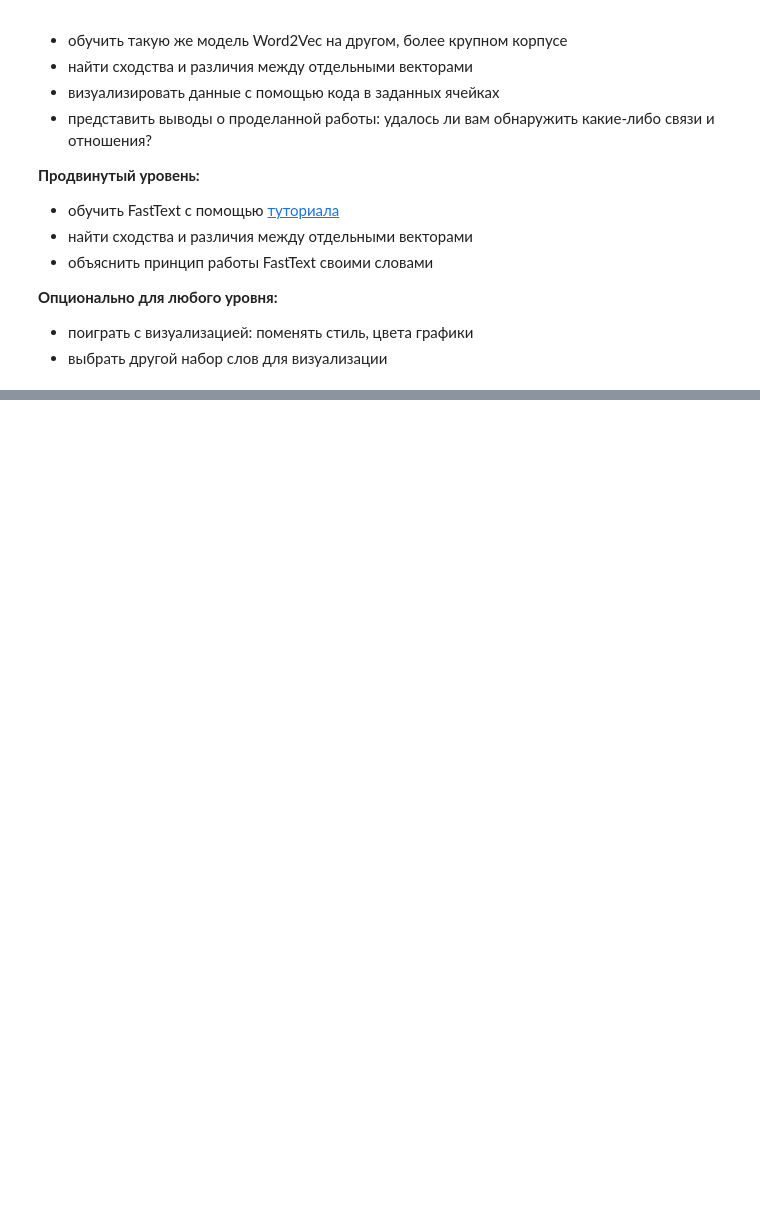
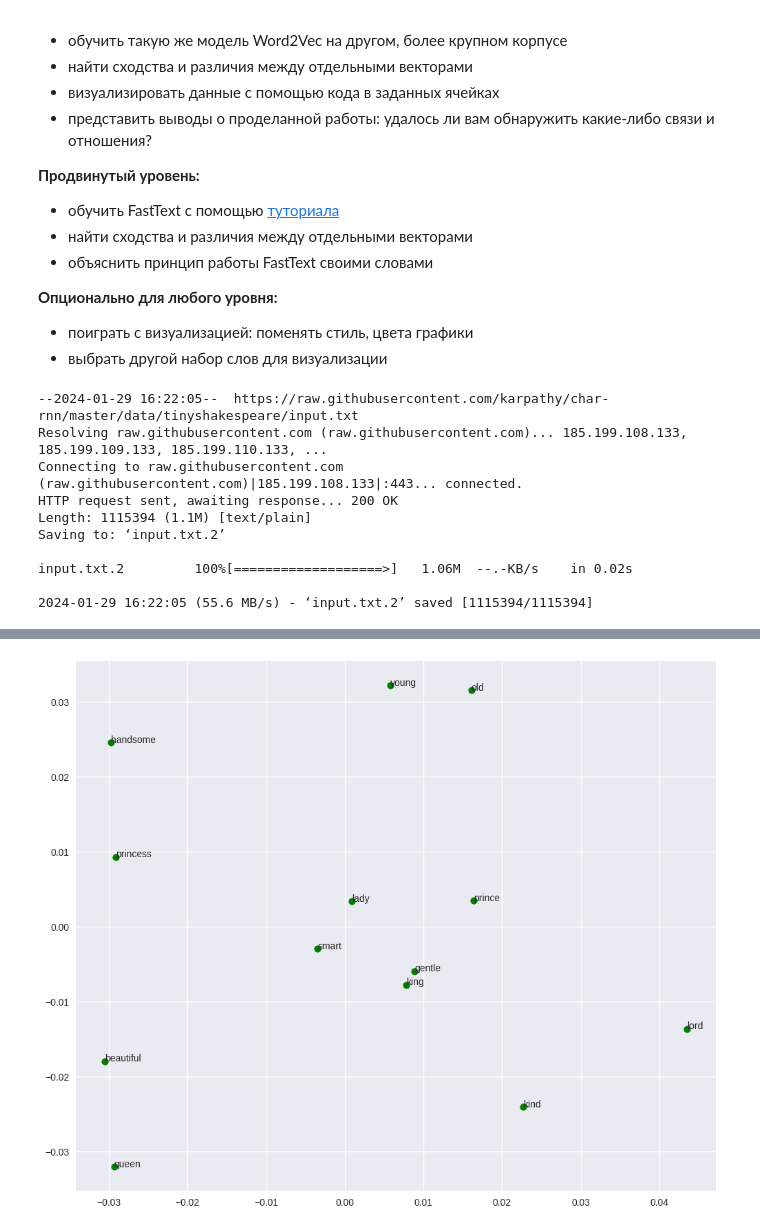
Before and after one commit to valeriia-nekrasova/compling, a Jupyter notebook: Копия_блокнота_"workbook_distributional_ipynb".ipynb, the cells around one changed output, grey strips where cells are left out. Cells and saved outputs as stored; diff of their text form; code cells hidden in the pictures; blank space fills up the shorter version.

```diff
--- a/Копия_блокнота_"workbook_distributional_ipynb".ipynb
+++ b/Копия_блокнота_"workbook_distributional_ipynb".ipynb
@@ -333,3 +333,70 @@ pca_scatterplot(model, ['smart', 'handsome', 'beautiful', 'kind', 'gentle', 'old
 
 * поиграть с визуализацией: поменять стиль, цвета графики
 * выбрать другой набор слов для визуализации
+# %%
+import nltk
+nltk.download('punkt')
+nltk.download('stopwords')
+
+import re
+from nltk.stem import WordNetLemmatizer
+from nltk.tokenize import word_tokenize
+from nltk.corpus import stopwords
+from gensim.models import Word2Vec
+import matplotlib.pyplot as plt
+from sklearn.decomposition import PCA
+
+!wget https://raw.githubusercontent.com/karpathy/char-rnn/master/data/tinyshakespeare/input.txt
+
+def clean_text(text):
+    text = text.lower()             # приводим текст к нижнему регистру
+    text = re.sub(r'[^a-z\s]', '', text)     # удаляем все символы кроме букв
+    text = re.sub(r'\s+', ' ', text).strip() # удаляем двойные пробелы
+    return text
+
+file_path = 'input.txt'            # прописываем путь к файлу
+
+with open(file_path, 'r') as file: # открываем файл для чтения ('r')
+    text_content = file.read()     # записываем содержимое файла в переменную
+
+cleaned_text = clean_text(text_content)
+
+tokens = word_tokenize(cleaned_text) # токенизация
+
+stop_words = set(stopwords.words('english')) # загружаем стоп-слова
+
+filtered_tokens = [word for word in tokens if word.lower() not in stop_words] # удаляем стоп-слова
+
+model1 = Word2Vec(sentences=[tokens], vector_size=100, window=5, min_count=1, workers=4) # задаем параметры исходной модели
+
+model2 = Word2Vec(sentences=[filtered_tokens], vector_size=100, window=5, min_count=1, workers=4) # задаем параметры нашей модели
+
+
+result1 = model1.wv.most_similar(["king"])
+result2 = model2.wv.most_similar(["king"])
+
+plt.style.use('seaborn-v0_8')
+
+def pca_scatterplot(model, words=None, sample=0):
+  word_vectors = [model.wv[w] for w in words]
+  vectors_2d = PCA().fit_transform(word_vectors) # сократить размерность векторов до 2D
+
+  plt.figure(figsize=(12,10)) # отрисовка изображения, задаем размер 12 на 10
+  plt.scatter(vectors_2d[:,0], vectors_2d[:,1], c='g')  # задаем цвет точек и ссылаемся на данные по осям x (0) и y (1)
+
+  for i, word in enumerate(words): # добавляем подписи к данным, проходимся по списку слов
+    plt.annotate(word, (vectors_2d[i, 0], vectors_2d[i, 1])) # соотносим слово с его двухмерным вектором
+
+pca_scatterplot(model2, ['smart', 'handsome', 'beautiful', 'kind', 'gentle', 'old', 'young',
+                                'prince', 'princess', 'lady', 'king', 'queen', 'lord'])
+# %% [output]
+--2024-01-29 16:22:05--  https://raw.githubusercontent.com/karpathy/char-rnn/master/data/tinyshakespeare/input.txt
+Resolving raw.githubusercontent.com (raw.githubusercontent.com)... 185.199.108.133, 185.199.109.133, 185.199.110.133, ...
+Connecting to raw.githubusercontent.com (raw.githubusercontent.com)|185.199.108.133|:443... connected.
+HTTP request sent, awaiting response... 200 OK
+Length: 1115394 (1.1M) [text/plain]
+Saving to: ‘input.txt.2’
+
+input.txt.2         100%[===================>]   1.06M  --.-KB/s    in 0.02s
+
+2024-01-29 16:22:05 (55.6 MB/s) - ‘input.txt.2’ saved [1115394/1115394]
@@ -335,0 +407 @@ pca_scatterplot(model, ['smart', 'handsome', 'beautiful', 'kind', 'gentle', 'old
+[figure, added]
```
Also changed, not shown: parts of 2 cells of this notebook.
